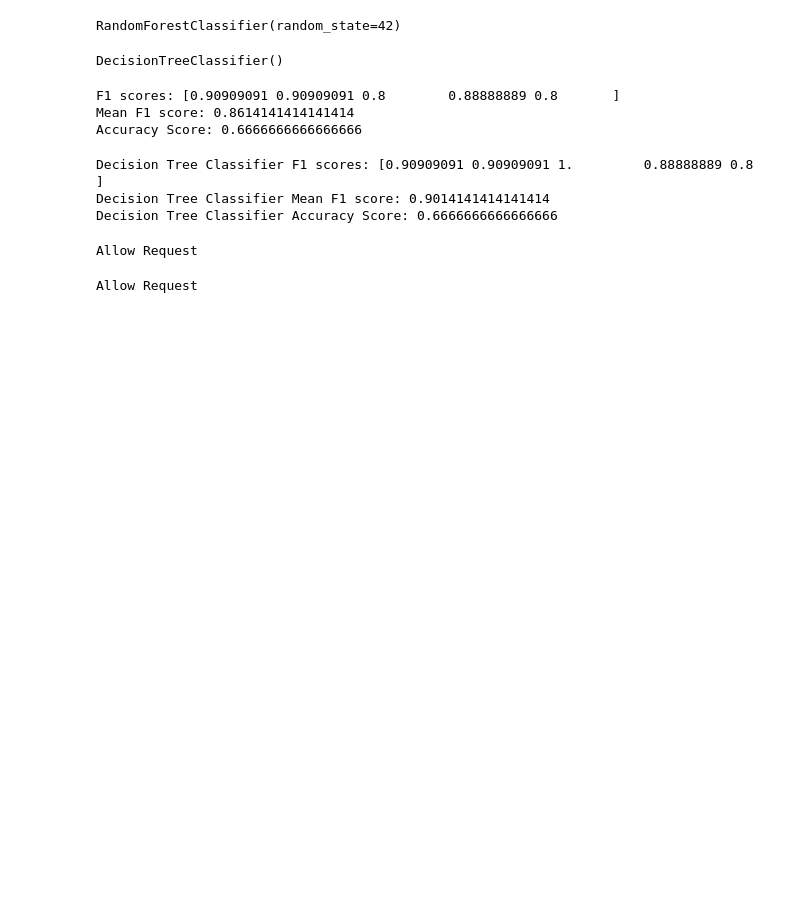
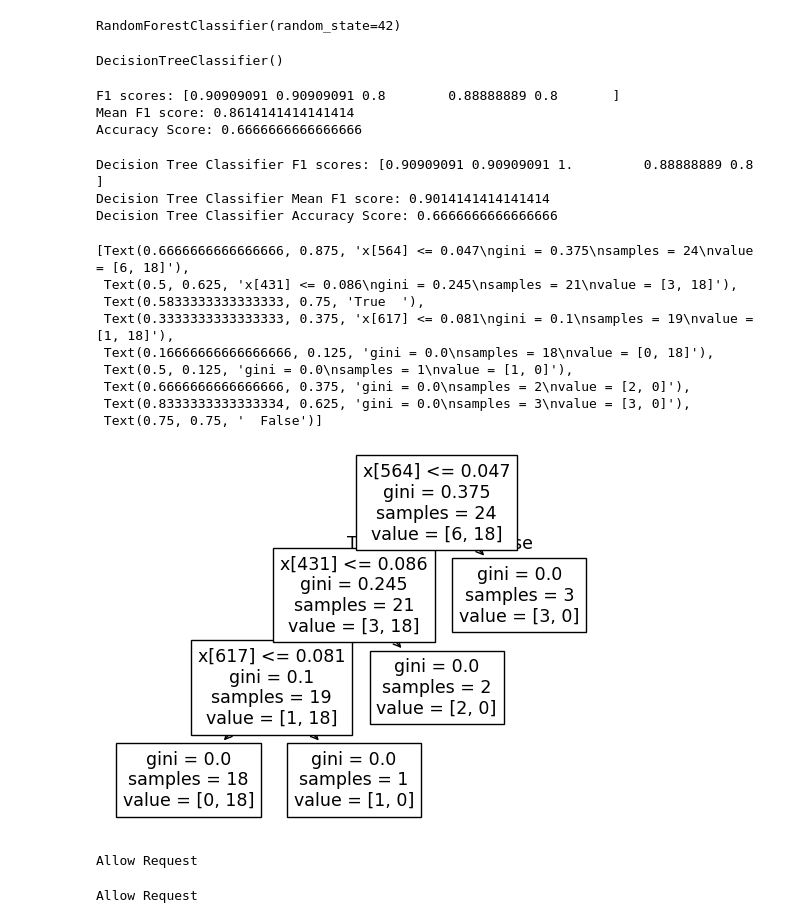
Before and after one commit to kiannaquines/web-application-firewall-machine-learning, a Jupyter notebook: Untitled.ipynb, the cells around one changed output. Drawn from its saved outputs; the diff is of its cells as text; code cells hidden in the pictures; blank space fills up the shorter version.

Commit message:
add new image to README

```diff
--- a/Untitled.ipynb
+++ b/Untitled.ipynb
@@ -93,6 +93,19 @@ print("Decision Tree Classifier Accuracy Score:", accuracy_tree)
 Decision Tree Classifier F1 scores: [0.90909091 0.90909091 1.         0.88888889 0.8       ]
 Decision Tree Classifier Mean F1 score: 0.9014141414141414
 Decision Tree Classifier Accuracy Score: 0.6666666666666666
+# %%
+tree.plot_tree(model_tree)
+# %% [output]
+[Text(0.6666666666666666, 0.875, 'x[564] <= 0.047\ngini = 0.375\nsamples = 24\nvalue = [6, 18]'),
+ Text(0.5, 0.625, 'x[431] <= 0.086\ngini = 0.245\nsamples = 21\nvalue = [3, 18]'),
+ Text(0.5833333333333333, 0.75, 'True  '),
+ Text(0.3333333333333333, 0.375, 'x[617] <= 0.081\ngini = 0.1\nsamples = 19\nvalue = [1, 18]'),
+ Text(0.16666666666666666, 0.125, 'gini = 0.0\nsamples = 18\nvalue = [0, 18]'),
+ Text(0.5, 0.125, 'gini = 0.0\nsamples = 1\nvalue = [1, 0]'),
+ Text(0.6666666666666666, 0.375, 'gini = 0.0\nsamples = 2\nvalue = [2, 0]'),
+ Text(0.8333333333333334, 0.625, 'gini = 0.0\nsamples = 3\nvalue = [3, 0]'),
+ Text(0.75, 0.75, '  False')]
+[figure, added]
 # %%
 new_request = 'dashboard/index/?search=kiannaquines'
 new_request_processed = preprocess_text(new_request)
```
Also changed, not shown: parts of 2 cells of this notebook, 1 other file.
